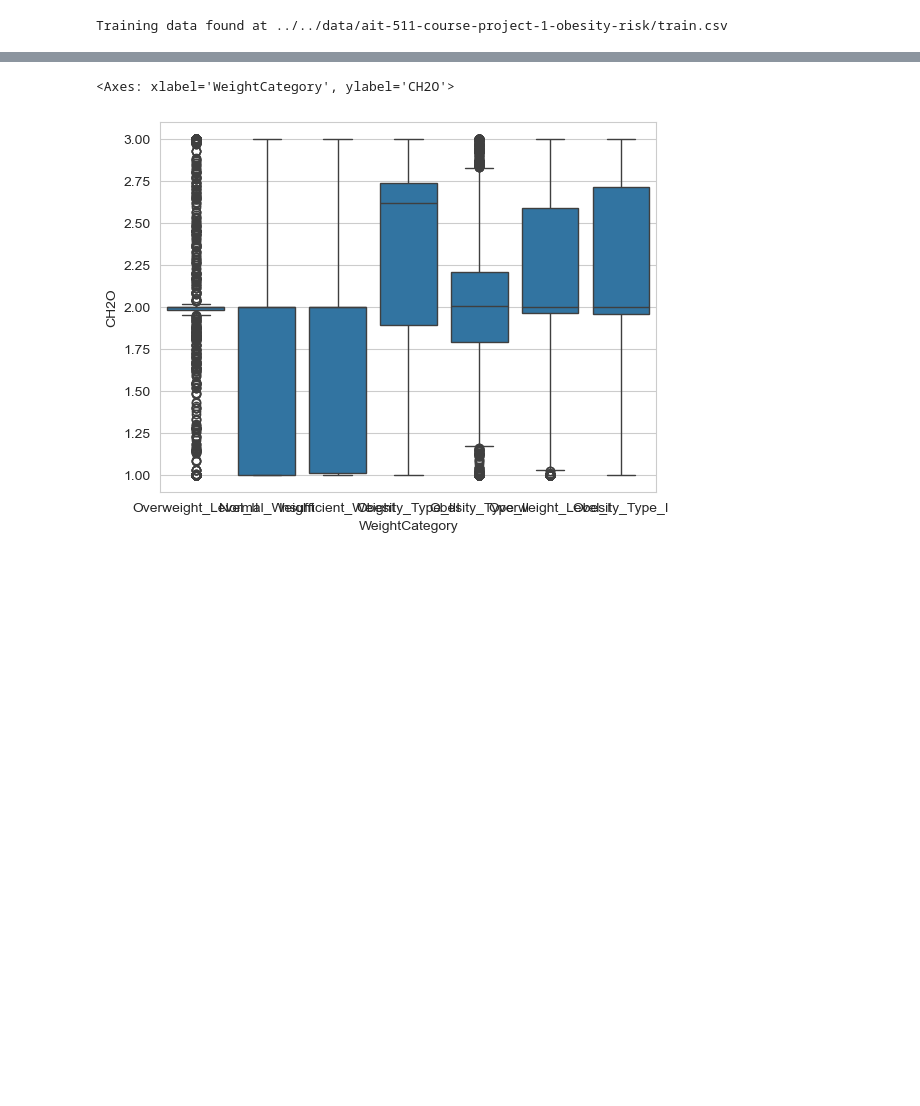
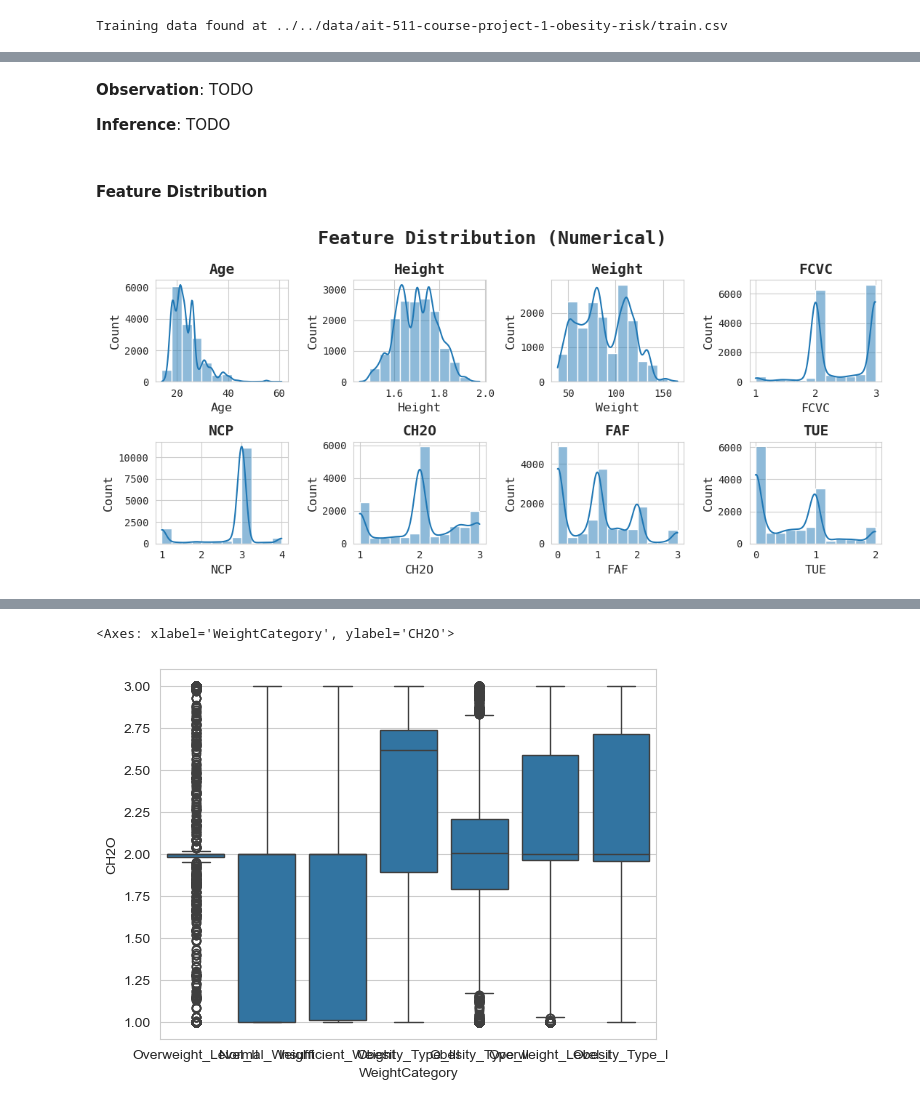
Before and after one commit to SHREYA-1103/Obesity-risk-analysis, a Jupyter notebook: ml_model_analysis.ipynb, the cells around one changed output, grey strips where cells are left out. Drawn from its saved outputs; the diff is of its cells as text; code cells hidden in the pictures; blank space fills up the shorter version.

```diff
--- a/ml_model_analysis.ipynb
+++ b/ml_model_analysis.ipynb
@@ -80,0 +168,7 @@ chime.info()
+# %%
+def flatten(obj):
+    if hasattr(obj, '__iter__'):
+        if hasattr(obj[0], '__iter__'):
+            return list(itertools.chain.from_iterable(obj))
+        return obj
+    return [obj]
@@ -147,9 +408,15 @@ ds_source.describe(include='all')
 # %%
-dropable_features = ['id', 'WeightCategory']
-binary_features = ['Gender', 'family_history_with_overweight', 'FAVC', 'SMOKE', 'SCC']
-multi_cat_features = ['CAEC', 'CALC', 'MTRANS']
-numerical_features = ['Age', 'Height', 'Weight', 'FCVC', 'NCP', 'CH2O', 'FAF', 'TUE']
+redundant_columns = ['id']
+target_columns = ['WeightCategory']
 
-labels = ds_source['WeightCategory'].unique()
-labels_encoder = {label: index for index, label in enumerate(labels)}
-labels_decoder = {index: label for index, label in enumerate(labels)}
+gaussian_features = ['Age', 'Height', 'Weight']
+partial_features = ['FCVC', 'NCP', 'CH2O', 'FAF', 'TUE']
+binary_features = ['Gender', 'FHWO', 'FAVC', 'SMOKE', 'SCC']
+nary_features = ['CAEC', 'CALC', 'MTRANS']
+
+numerical_features = gaussian_features + partial_features
+categorical_features = binary_features + nary_features
+all_features = numerical_features + categorical_features
+
+label_encoder = {label: index for index, label in enumerate(target_labels)}
+label_decoder = {index: label for index, label in enumerate(target_labels)}
@@ -185,0 +476,14 @@ plt.show()
+# %% [markdown]
+**Observation**: TODO
+
+**Inference**: TODO
+# %% [markdown]
+#### Feature Distribution
+# %%
+fig, axs = plt.subplots(2, 4, figsize=(max_fig_width, 5))
+for ax, col in zip(flatten(axs), numerical_features):
+    sns.histplot(ds_source[col], kde=True, bins=12, ax=ax)
+    annotate_plot(ax, col)
+conclude_plot("Feature Distribution (Numerical)")
+# %% [output]
+[figure, added]
```
Also changed, not shown: parts of 62 cells of this notebook.
